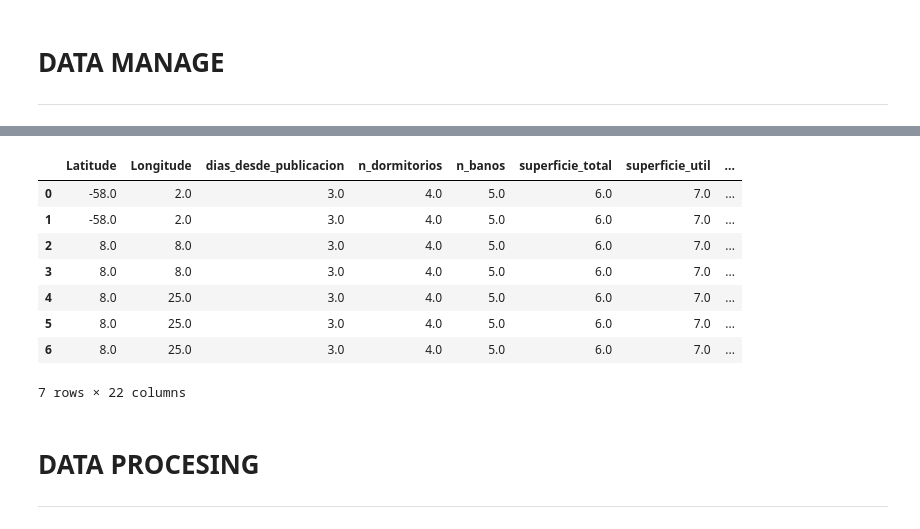
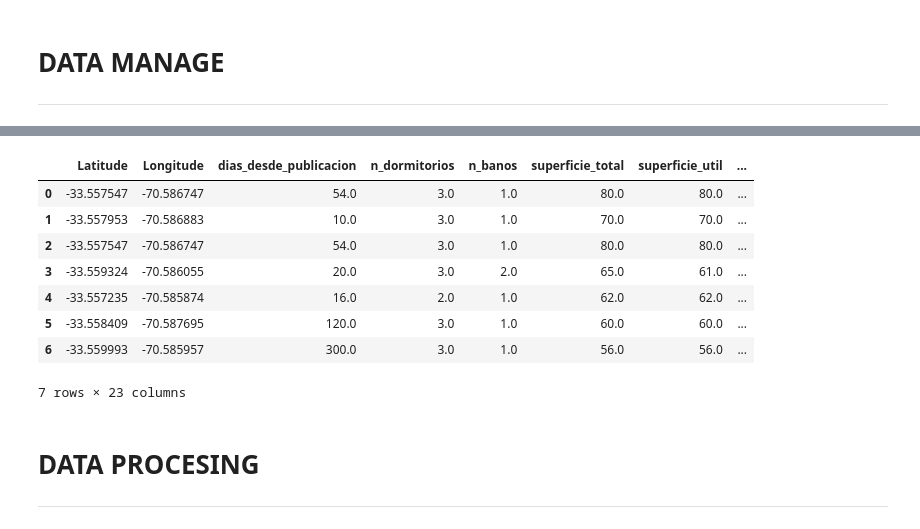
Before and after one commit to NEOZRO/portal_inmobiliario_web_scraper, a Jupyter notebook: main.ipynb, the cells around one changed output, grey strips where cells are left out. Drawn from its saved outputs; the diff is of its cells as text; code cells hidden in the pictures.

Commit message:
feat(webscrapper): database v1

```diff
--- a/webscaper.ipynb
+++ b/main.ipynb
@@ -61,21 +49,18 @@ get_price_history(conn,8,25)
 # %%
-database = "real_estate.db"
-conn = create_db_connection(database)
-df = get_joined_data_as_dataframe(conn=conn, threshold_date="2024-07-10")
+conn = create_conect_db("real_state.db")
+df = get_joined_data_as_dataframe(conn=conn, threshold_date="2024-07-24 15:00")
+df = df.T.drop_duplicates().T
+df
+# %% [output]
+|  | Latitude | Longitude | dias_desde_publicacion | n_dormitorios | n_banos | superficie_total | superficie_util | ... |
+| 0 | -33.557547 | -70.586747 | 54.0 | 3.0 | 1.0 | 80.0 | 80.0 | ... |
+| 1 | -33.557953 | -70.586883 | 10.0 | 3.0 | 1.0 | 70.0 | 70.0 | ... |
+| 2 | -33.557547 | -70.586747 | 54.0 | 3.0 | 1.0 | 80.0 | 80.0 | ... |
+| 3 | -33.559324 | -70.586055 | 20.0 | 3.0 | 2.0 | 65.0 | 61.0 | ... |
+| 4 | -33.557235 | -70.585874 | 16.0 | 2.0 | 1.0 | 62.0 | 62.0 | ... |
+| 5 | -33.558409 | -70.587695 | 120.0 | 3.0 | 1.0 | 60.0 | 60.0 | ... |
+| 6 | -33.559993 | -70.585957 | 300.0 | 3.0 | 1.0 | 56.0 | 56.0 | ... |
+7 rows × 23 columns
-# %%
-# DROP DUPLICATED COLUMNA AFTER JOIN
-df = df.T.drop_duplicates().T
-df
-# %% [output]
-|  | Latitude | Longitude | dias_desde_publicacion | n_dormitorios | n_banos | superficie_total | superficie_util | ... |
-| 0 | -58.0 | 2.0 | 3.0 | 4.0 | 5.0 | 6.0 | 7.0 | ... |
-| 1 | -58.0 | 2.0 | 3.0 | 4.0 | 5.0 | 6.0 | 7.0 | ... |
-| 2 | 8.0 | 8.0 | 3.0 | 4.0 | 5.0 | 6.0 | 7.0 | ... |
-| 3 | 8.0 | 8.0 | 3.0 | 4.0 | 5.0 | 6.0 | 7.0 | ... |
-| 4 | 8.0 | 25.0 | 3.0 | 4.0 | 5.0 | 6.0 | 7.0 | ... |
-| 5 | 8.0 | 25.0 | 3.0 | 4.0 | 5.0 | 6.0 | 7.0 | ... |
-| 6 | 8.0 | 25.0 | 3.0 | 4.0 | 5.0 | 6.0 | 7.0 | ... |
-7 rows × 22 columns
 # %% [markdown]
 # DATA PROCESING
 ------------------------------------------
```
Also changed, not shown: parts of 11 cells of this notebook, 4 other files.
